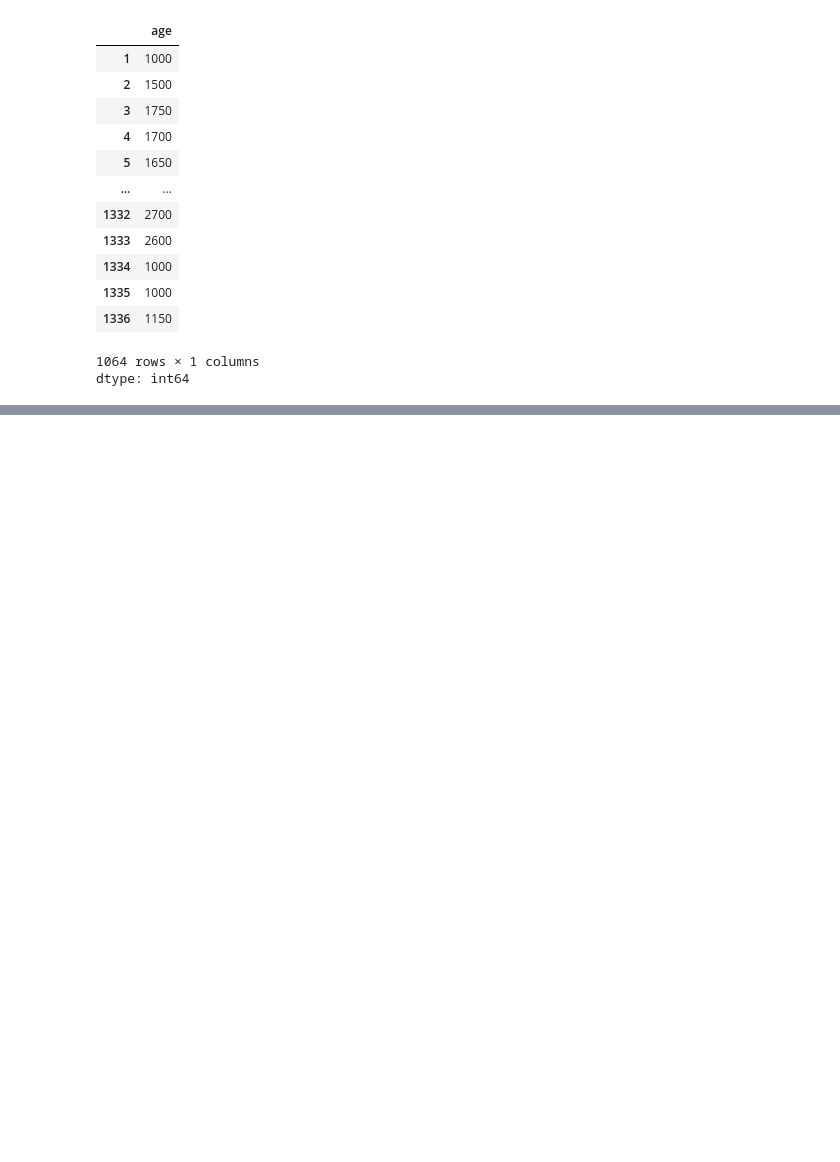
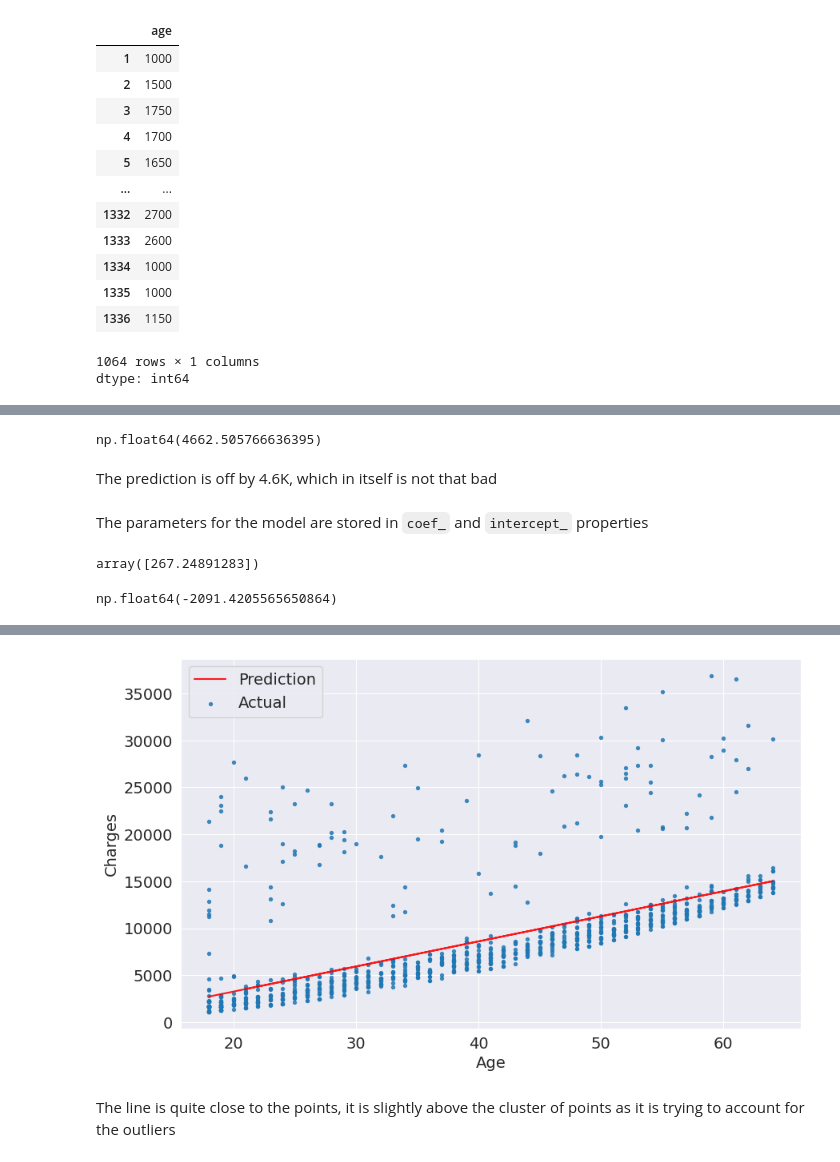
Before and after one commit to Musawer-Afzal/ML-with-Scikit-Learn-in-Python, a Jupyter notebook: 01_linear_regression_scikit_learn.ipynb, the cells around one changed output, grey strips where cells are left out. Drawn from its saved outputs; the diff is of its cells as text; code cells hidden in the pictures; blank space fills up the shorter version.

```diff
--- a/01_linear_regression_scikit_learn.ipynb
+++ b/01_linear_regression_scikit_learn.ipynb
@@ -428,0 +507,2 @@ dtype: int64
+# %%
+model = LinearRegression()
@@ -428,0 +531,5 @@ dtype: int64
+# %%
+inputs = non_smokers_df[['age']]
+targets = non_smokers_df.charges
+print(f"Input Shape: {inputs.shape}")
+print(f"Target Shape: {targets.shape}")
@@ -428,0 +539,3 @@ dtype: int64
+# %%
+# Let's fit the model
+model.fit(inputs, targets)
@@ -428,0 +574,19 @@ dtype: int64
+# %%
+rmse(targets, predictions)
+# %% [output]
+np.float64(4662.505766636395)
+# %% [markdown]
+The prediction is off by 4.6K, which in itself is not that bad
+# %% [markdown]
+The parameters for the model are stored in `coef_` and `intercept_` properties
+# %%
+model.coef_
+# %% [output]
+array([267.24891283])
+# %%
+model.intercept_
+# %% [output]
+np.float64(-2091.4205565650864)
+# %%
+try_parameters(model.coef_, model.intercept_)
+# %% [output]
@@ -428,0 +594,3 @@ dtype: int64
+[figure, added]
+# %% [markdown]
+The line is quite close to the points, it is slightly above the cluster  of points as it is trying to account for the outliers
```
Also changed, not shown: parts of 24 cells of this notebook.
